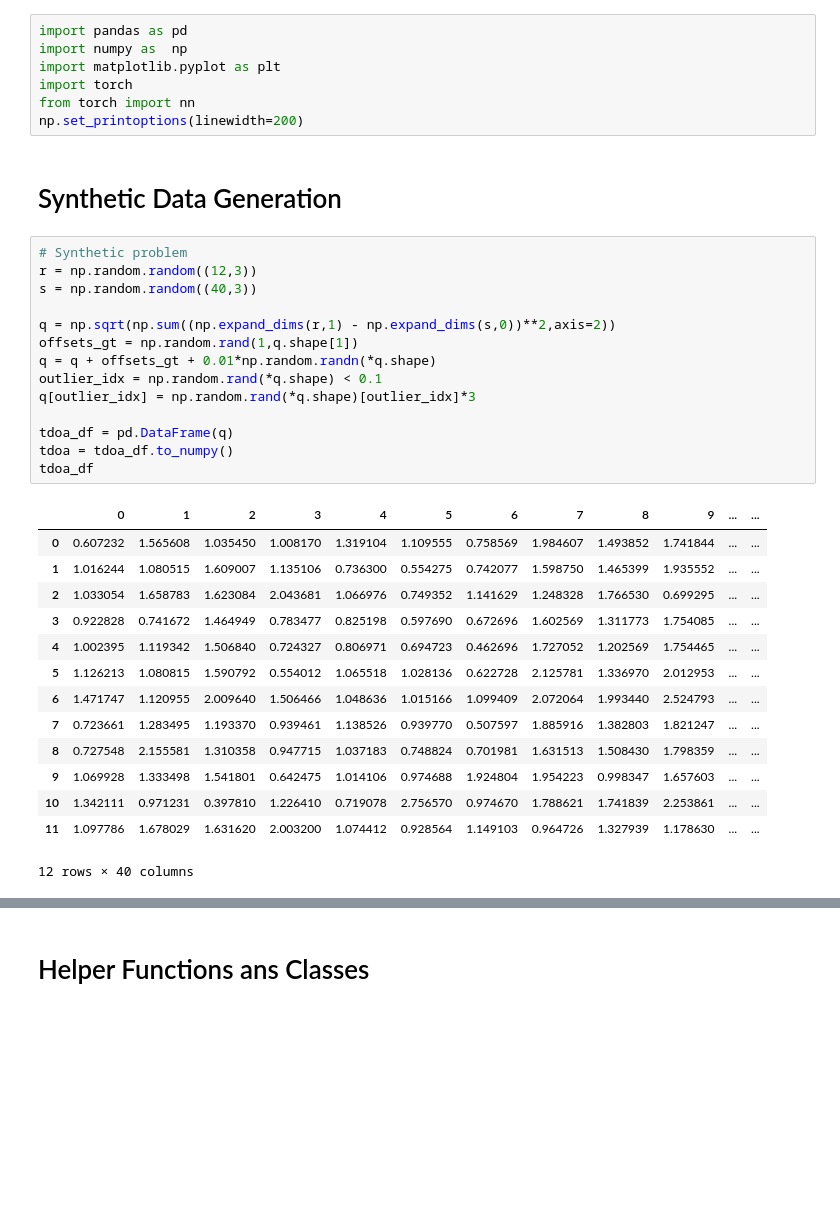
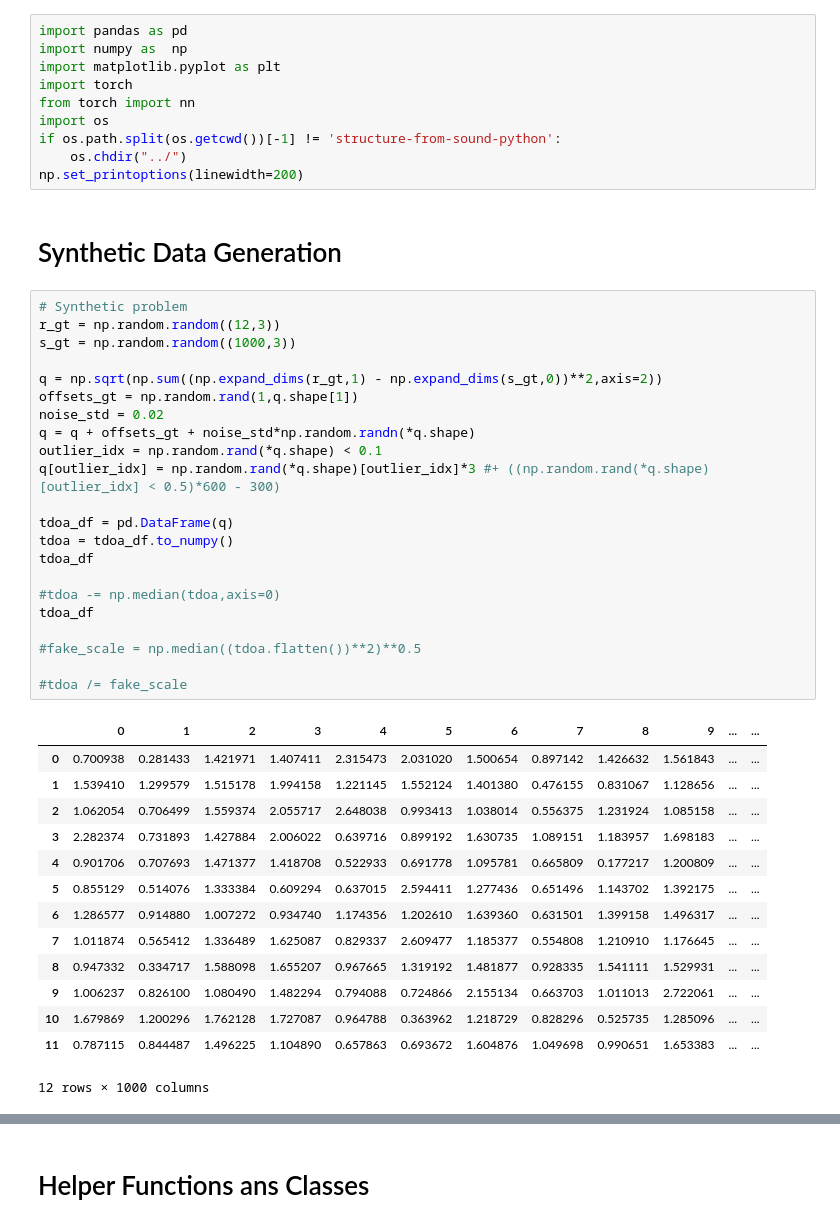
Before and after one commit to Etomer/structure-from-sound-python, a Jupyter notebook: slask/proto_uvabo_system.ipynb, the cells around one changed output, grey strips where cells are left out. Cells and saved outputs as stored; diff of their text form; blank space fills up the shorter version.

```diff
--- a/slask/proto_uvabo_system.ipynb
+++ b/slask/proto_uvabo_system.ipynb
@@ -4,35 +4,46 @@ import numpy as  np
 import matplotlib.pyplot as plt
 import torch
 from torch import nn
+import os
+if os.path.split(os.getcwd())[-1] != 'structure-from-sound-python':
+    os.chdir("../")
 np.set_printoptions(linewidth=200)
 # %% [markdown]
 # Synthetic Data Generation
 # %%
 # Synthetic problem
-r = np.random.random((12,3))
-s = np.random.random((40,3))
+r_gt = np.random.random((12,3))
+s_gt = np.random.random((1000,3))
 
-q = np.sqrt(np.sum((np.expand_dims(r,1) - np.expand_dims(s,0))**2,axis=2))
+q = np.sqrt(np.sum((np.expand_dims(r_gt,1) - np.expand_dims(s_gt,0))**2,axis=2))
 offsets_gt = np.random.rand(1,q.shape[1])
-q = q + offsets_gt + 0.01*np.random.randn(*q.shape)
+noise_std = 0.02
+q = q + offsets_gt + noise_std*np.random.randn(*q.shape)
 outlier_idx = np.random.rand(*q.shape) < 0.1
-q[outlier_idx] = np.random.rand(*q.shape)[outlier_idx]*3
+q[outlier_idx] = np.random.rand(*q.shape)[outlier_idx]*3 #+ ((np.random.rand(*q.shape)[outlier_idx] < 0.5)*600 - 300)
 
 tdoa_df = pd.DataFrame(q)
 tdoa = tdoa_df.to_numpy()
 tdoa_df
+
+#tdoa -= np.median(tdoa,axis=0)
+tdoa_df
+
+#fake_scale = np.median((tdoa.flatten())**2)**0.5
+
+#tdoa /= fake_scale
 # %% [output]
 |  | 0 | 1 | 2 | 3 | 4 | 5 | 6 | 7 | 8 | 9 | ... | ... |
-| 0 | 0.607232 | 1.565608 | 1.035450 | 1.008170 | 1.319104 | 1.109555 | 0.758569 | 1.984607 | 1.493852 | 1.741844 | ... | ... |
-| 1 | 1.016244 | 1.080515 | 1.609007 | 1.135106 | 0.736300 | 0.554275 | 0.742077 | 1.598750 | 1.465399 | 1.935552 | ... | ... |
-| 2 | 1.033054 | 1.658783 | 1.623084 | 2.043681 | 1.066976 | 0.749352 | 1.141629 | 1.248328 | 1.766530 | 0.699295 | ... | ... |
-| 3 | 0.922828 | 0.741672 | 1.464949 | 0.783477 | 0.825198 | 0.597690 | 0.672696 | 1.602569 | 1.311773 | 1.754085 | ... | ... |
-| 4 | 1.002395 | 1.119342 | 1.506840 | 0.724327 | 0.806971 | 0.694723 | 0.462696 | 1.727052 | 1.202569 | 1.754465 | ... | ... |
-| 5 | 1.126213 | 1.080815 | 1.590792 | 0.554012 | 1.065518 | 1.028136 | 0.622728 | 2.125781 | 1.336970 | 2.012953 | ... | ... |
-| 6 | 1.471747 | 1.120955 | 2.009640 | 1.506466 | 1.048636 | 1.015166 | 1.099409 | 2.072064 | 1.993440 | 2.524793 | ... | ... |
-| 7 | 0.723661 | 1.283495 | 1.193370 | 0.939461 | 1.138526 | 0.939770 | 0.507597 | 1.885916 | 1.382803 | 1.821247 | ... | ... |
-| 8 | 0.727548 | 2.155581 | 1.310358 | 0.947715 | 1.037183 | 0.748824 | 0.701981 | 1.631513 | 1.508430 | 1.798359 | ... | ... |
-| 9 | 1.069928 | 1.333498 | 1.541801 | 0.642475 | 1.014106 | 0.974688 | 1.924804 | 1.954223 | 0.998347 | 1.657603 | ... | ... |
-| 10 | 1.342111 | 0.971231 | 0.397810 | 1.226410 | 0.719078 | 2.756570 | 0.974670 | 1.788621 | 1.741839 | 2.253861 | ... | ... |
-| 11 | 1.097786 | 1.678029 | 1.631620 | 2.003200 | 1.074412 | 0.928564 | 1.149103 | 0.964726 | 1.327939 | 1.178630 | ... | ... |
+| 0 | 0.700938 | 0.281433 | 1.421971 | 1.407411 | 2.315473 | 2.031020 | 1.500654 | 0.897142 | 1.426632 | 1.561843 | ... | ... |
+| 1 | 1.539410 | 1.299579 | 1.515178 | 1.994158 | 1.221145 | 1.552124 | 1.401380 | 0.476155 | 0.831067 | 1.128656 | ... | ... |
+| 2 | 1.062054 | 0.706499 | 1.559374 | 2.055717 | 2.648038 | 0.993413 | 1.038014 | 0.556375 | 1.231924 | 1.085158 | ... | ... |
+| 3 | 2.282374 | 0.731893 | 1.427884 | 2.006022 | 0.639716 | 0.899192 | 1.630735 | 1.089151 | 1.183957 | 1.698183 | ... | ... |
+| 4 | 0.901706 | 0.707693 | 1.471377 | 1.418708 | 0.522933 | 0.691778 | 1.095781 | 0.665809 | 0.177217 | 1.200809 | ... | ... |
+| 5 | 0.855129 | 0.514076 | 1.333384 | 0.609294 | 0.637015 | 2.594411 | 1.277436 | 0.651496 | 1.143702 | 1.392175 | ... | ... |
+| 6 | 1.286577 | 0.914880 | 1.007272 | 0.934740 | 1.174356 | 1.202610 | 1.639360 | 0.631501 | 1.399158 | 1.496317 | ... | ... |
+| 7 | 1.011874 | 0.565412 | 1.336489 | 1.625087 | 0.829337 | 2.609477 | 1.185377 | 0.554808 | 1.210910 | 1.176645 | ... | ... |
+| 8 | 0.947332 | 0.334717 | 1.588098 | 1.655207 | 0.967665 | 1.319192 | 1.481877 | 0.928335 | 1.541111 | 1.529931 | ... | ... |
+| 9 | 1.006237 | 0.826100 | 1.080490 | 1.482294 | 0.794088 | 0.724866 | 2.155134 | 0.663703 | 1.011013 | 2.722061 | ... | ... |
+| 10 | 1.679869 | 1.200296 | 1.762128 | 1.727087 | 0.964788 | 0.363962 | 1.218729 | 0.828296 | 0.525735 | 1.285096 | ... | ... |
+| 11 | 0.787115 | 0.844487 | 1.496225 | 1.104890 | 0.657863 | 0.693672 | 1.604876 | 1.049698 | 0.990651 | 1.653383 | ... | ... |
-12 rows × 40 columns
+12 rows × 1000 columns
```
Also changed, not shown: parts of 18 cells of this notebook, 10 other files.
